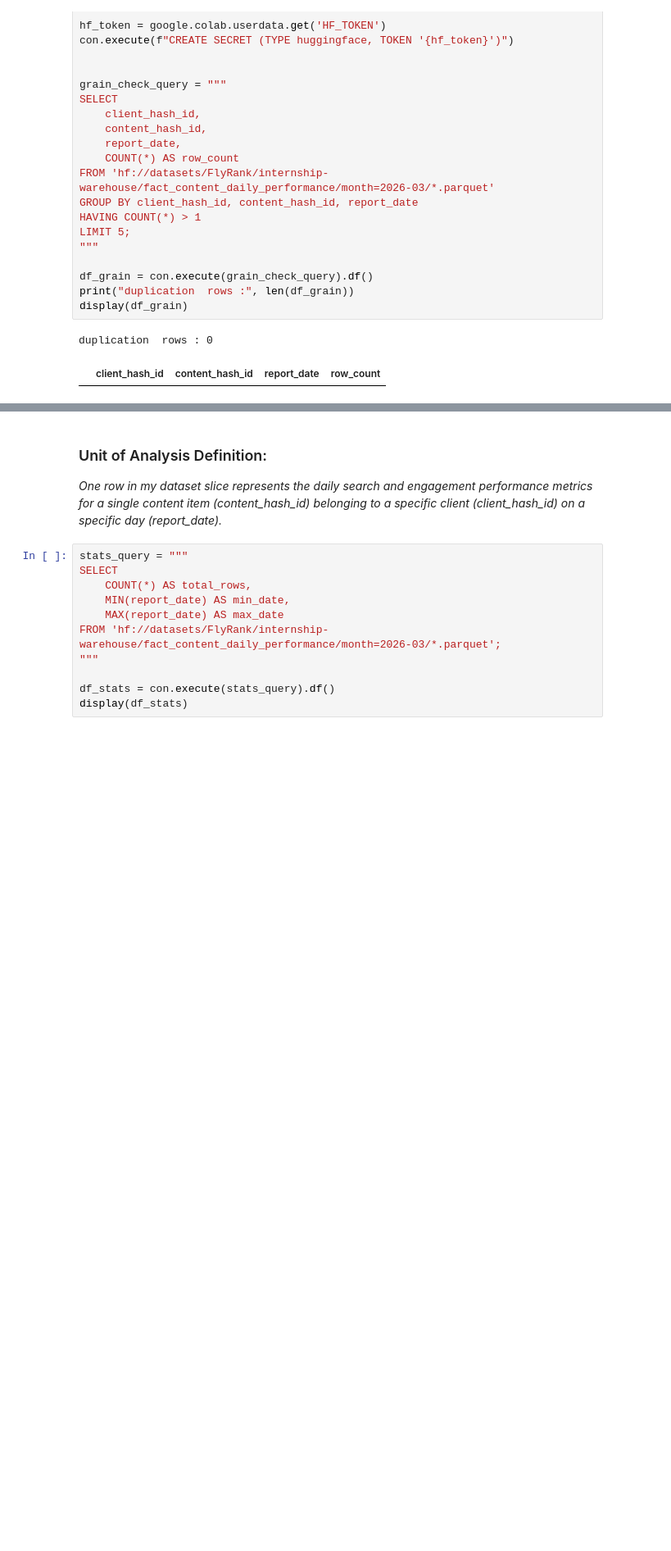
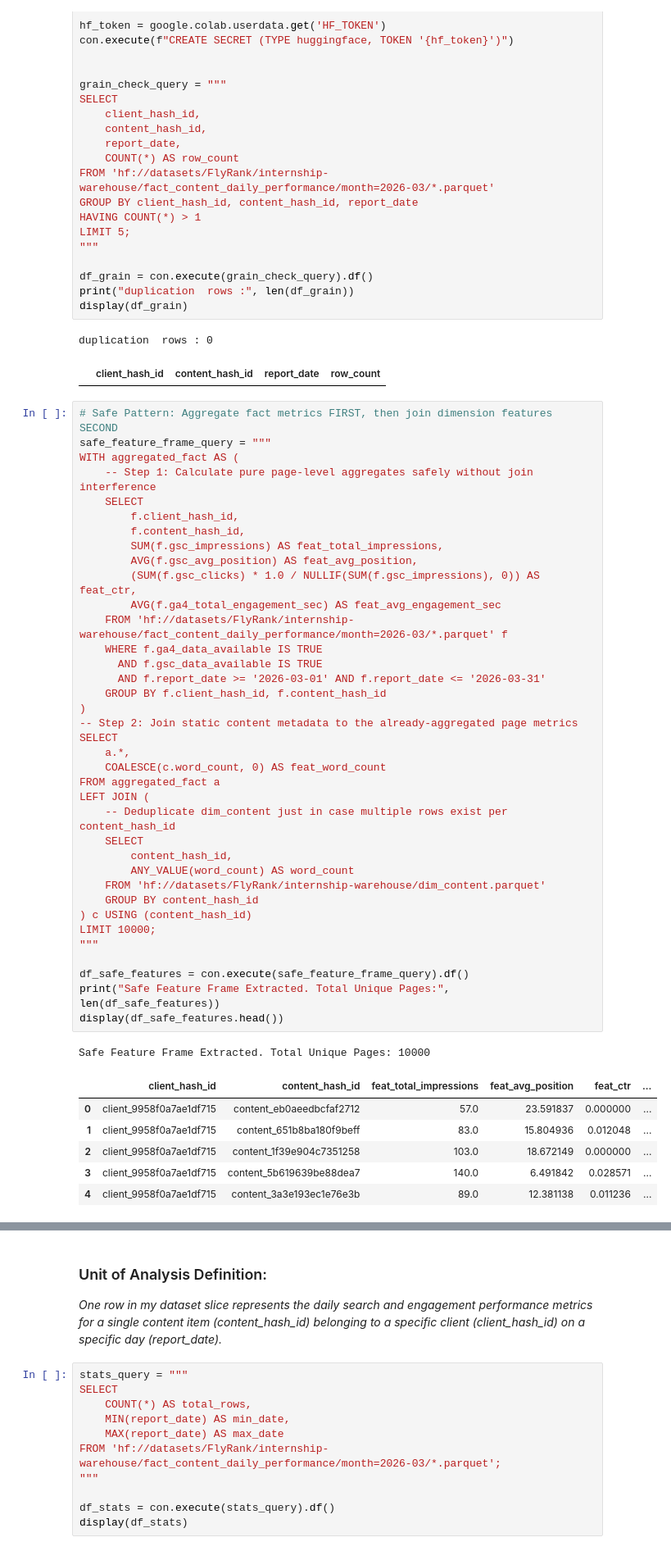
Before and after one commit to menna890/flyrank-ml-internship-Explaining-Search-Performance, a Jupyter notebook: work/notebooks/w03_data_contract.ipynb, the cells around one changed output, grey strips where cells are left out. Shown at 82% size. Cells and saved outputs as stored; diff of their text form; blank space fills up the shorter version.

```diff
--- a/work/notebooks/w03_data_contract.ipynb
+++ b/work/notebooks/w03_data_contract.ipynb
@@ -56,3 +56,48 @@ display(df_grain)
 # %% [output]
 duplication  rows : 0
 |  | client_hash_id | content_hash_id | report_date | row_count |
+# %%
+# Safe Pattern: Aggregate fact metrics FIRST, then join dimension features SECOND
+safe_feature_frame_query = """
+WITH aggregated_fact AS (
+    -- Step 1: Calculate pure page-level aggregates safely without join interference
+    SELECT
+        f.client_hash_id,
+        f.content_hash_id,
+        SUM(f.gsc_impressions) AS feat_total_impressions,
+        AVG(f.gsc_avg_position) AS feat_avg_position,
+        (SUM(f.gsc_clicks) * 1.0 / NULLIF(SUM(f.gsc_impressions), 0)) AS feat_ctr,
+        AVG(f.ga4_total_engagement_sec) AS feat_avg_engagement_sec
+    FROM 'hf://datasets/FlyRank/internship-warehouse/fact_content_daily_performance/month=2026-03/*.parquet' f
+    WHERE f.ga4_data_available IS TRUE
+      AND f.gsc_data_available IS TRUE
+      AND f.report_date >= '2026-03-01' AND f.report_date <= '2026-03-31'
+    GROUP BY f.client_hash_id, f.content_hash_id
+)
+-- Step 2: Join static content metadata to the already-aggregated page metrics
+SELECT
+    a.*,
+    COALESCE(c.word_count, 0) AS feat_word_count
+FROM aggregated_fact a
+LEFT JOIN (
+    -- Deduplicate dim_content just in case multiple rows exist per content_hash_id
+    SELECT
+        content_hash_id,
+        ANY_VALUE(word_count) AS word_count
+    FROM 'hf://datasets/FlyRank/internship-warehouse/dim_content.parquet'
+    GROUP BY content_hash_id
+) c USING (content_hash_id)
+LIMIT 10000;
+"""
+
+df_safe_features = con.execute(safe_feature_frame_query).df()
+print("Safe Feature Frame Extracted. Total Unique Pages:", len(df_safe_features))
+display(df_safe_features.head())
+# %% [output]
+Safe Feature Frame Extracted. Total Unique Pages: 10000
+|  | client_hash_id | content_hash_id | feat_total_impressions | feat_avg_position | feat_ctr | ... |
+| 0 | client_9958f0a7ae1df715 | content_eb0aeedbcfaf2712 | 57.0 | 23.591837 | 0.000000 | ... |
+| 1 | client_9958f0a7ae1df715 | content_651b8ba180f9beff | 83.0 | 15.804936 | 0.012048 | ... |
+| 2 | client_9958f0a7ae1df715 | content_1f39e904c7351258 | 103.0 | 18.672149 | 0.000000 | ... |
+| 3 | client_9958f0a7ae1df715 | content_5b619639be88dea7 | 140.0 | 6.491842 | 0.028571 | ... |
+| 4 | client_9958f0a7ae1df715 | content_3a3e193ec1e76e3b | 89.0 | 12.381138 | 0.011236 | ... |
```
Also changed, not shown: parts of 1 cell of this notebook.
